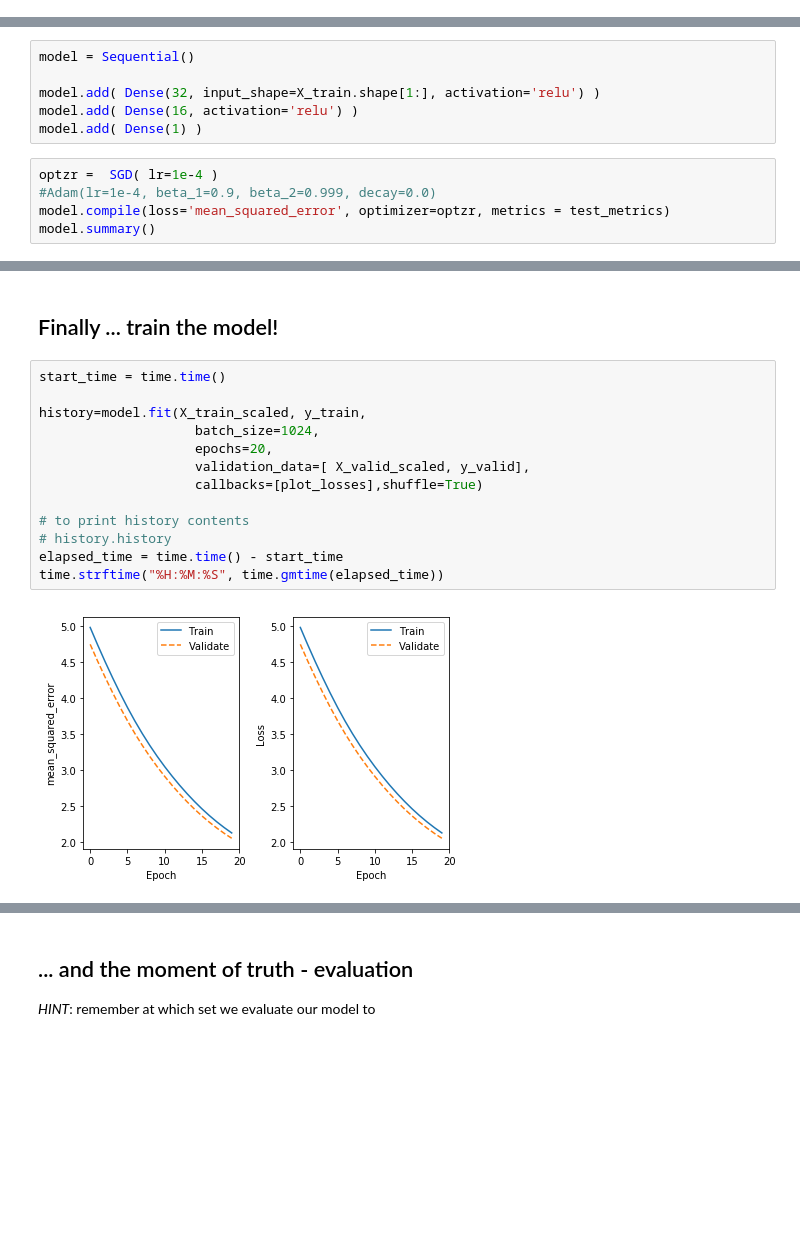
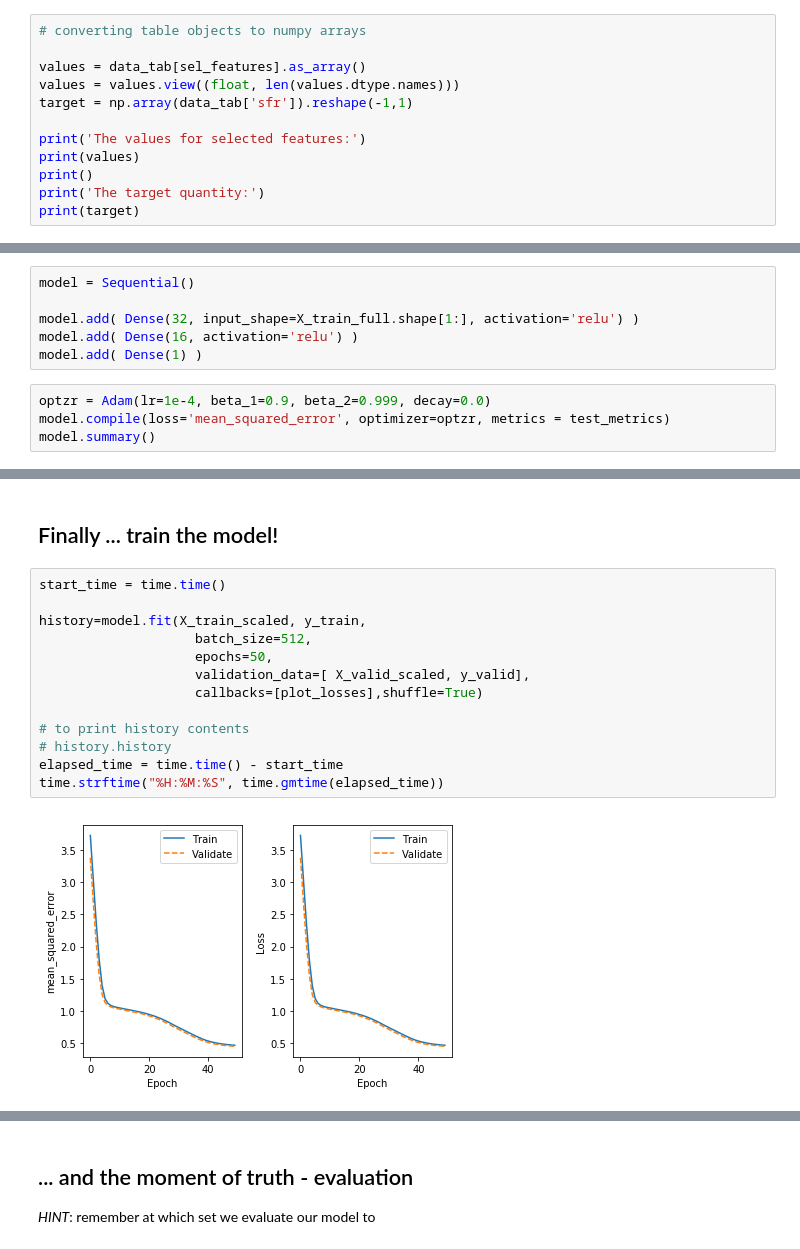
Before and after one commit to astrostatistics-in-crete/2023_summer_school, a Jupyter notebook: 11_DL_Regression/DL_Regression.ipynb, the cells around one changed output, grey strips where cells are left out. Drawn from its saved outputs; the diff is of its cells as text; blank space fills up the shorter version.

```diff
--- a/11_DL_Regression/DL_Regression.ipynb
+++ b/11_DL_Regression/DL_Regression.ipynb
@@ -330,0 +296,12 @@ array([[-1.77759587],
+# %%
+# converting table objects to numpy arrays
+
+values = data_tab[sel_features].as_array()
+values = values.view((float, len(values.dtype.names)))
+target = np.array(data_tab['sfr']).reshape(-1,1)
+
+print('The values for selected features:')
+print(values)
+print()
+print('The target quantity:')
+print(target)
@@ -377,12 +372,11 @@ test_metrics = [ 'mean_squared_error'] #, 'mean_absolute_error', ]
 # %%
 model = Sequential()
 
-model.add( Dense(32, input_shape=X_train.shape[1:], activation='relu') )
+model.add( Dense(32, input_shape=X_train_full.shape[1:], activation='relu') )
 model.add( Dense(16, activation='relu') )
 model.add( Dense(1) )
 # %%
-optzr =  SGD( lr=1e-4 )
-#Adam(lr=1e-4, beta_1=0.9, beta_2=0.999, decay=0.0)
+optzr = Adam(lr=1e-4, beta_1=0.9, beta_2=0.999, decay=0.0)
 model.compile(loss='mean_squared_error', optimizer=optzr, metrics = test_metrics)
 model.summary()
 # %% [output]
@@ -405,15 +399,15 @@ _________________________________________________________________
 # %%
 start_time = time.time()
 
 history=model.fit(X_train_scaled, y_train,
-                    batch_size=1024,
-                    epochs=20,
+                    batch_size=512,
+                    epochs=50,
                     validation_data=[ X_valid_scaled, y_valid],
                     callbacks=[plot_losses],shuffle=True)
 
 # to print history contents
 # history.history
 elapsed_time = time.time() - start_time
 time.strftime("%H:%M:%S", time.gmtime(elapsed_time))
 # %% [output]
-[figure, old version]
+[figure, new version]
```
Also changed, not shown: parts of 33 cells of this notebook, 1 other file.
